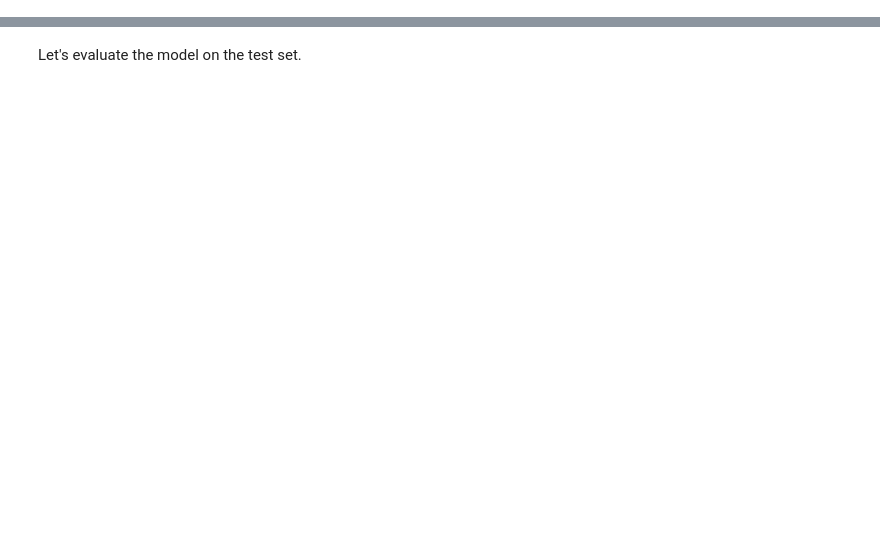
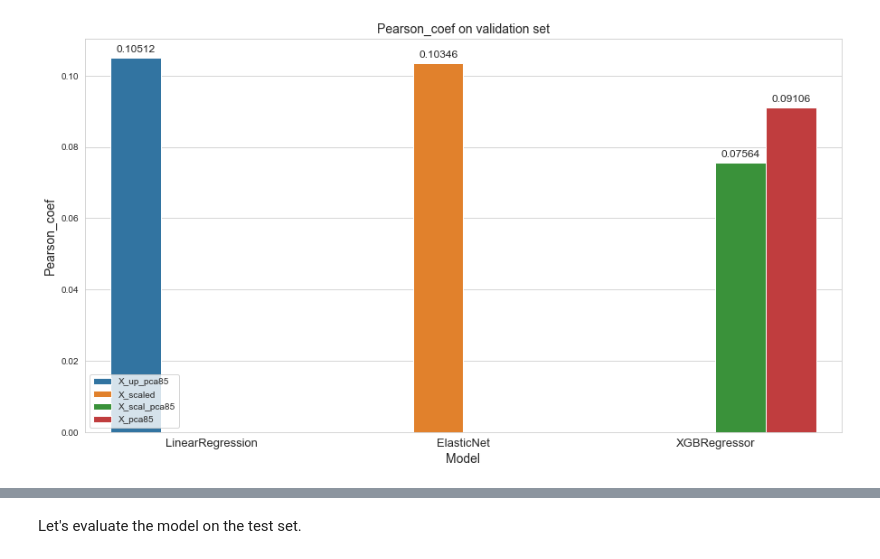
Before and after one commit to MarieFrance119/OCR_P8_Ubiquant_Market_Prediction, a Jupyter notebook: notebooks/Ubiquant modelisation.ipynb, the cells around one changed output, grey strips where cells are left out. Drawn from its saved outputs; the diff is of its cells as text; code cells hidden in the pictures; blank space fills up the shorter version.

```diff
--- a/Ubiquant modelisation.ipynb
+++ b/notebooks/Ubiquant modelisation.ipynb
@@ -2088,0 +2134,4 @@ joblib.dump(df_val, "./Data/df_val.joblib")
+# %%
+plot_result_val(df_val, "Pearson_coef")
+# %% [output]
+[figure, added]
```
Also changed, not shown: parts of 38 cells of this notebook, 2 other files.
